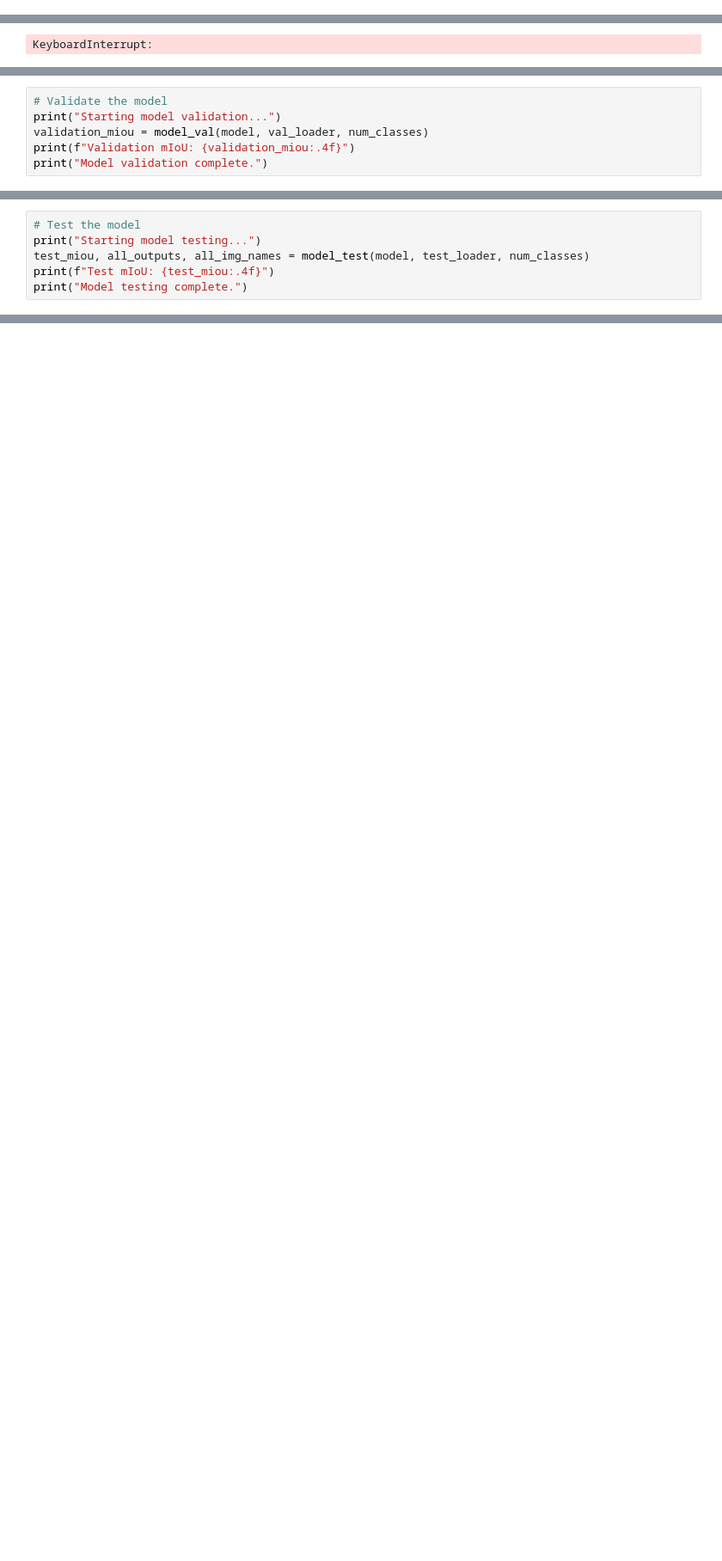
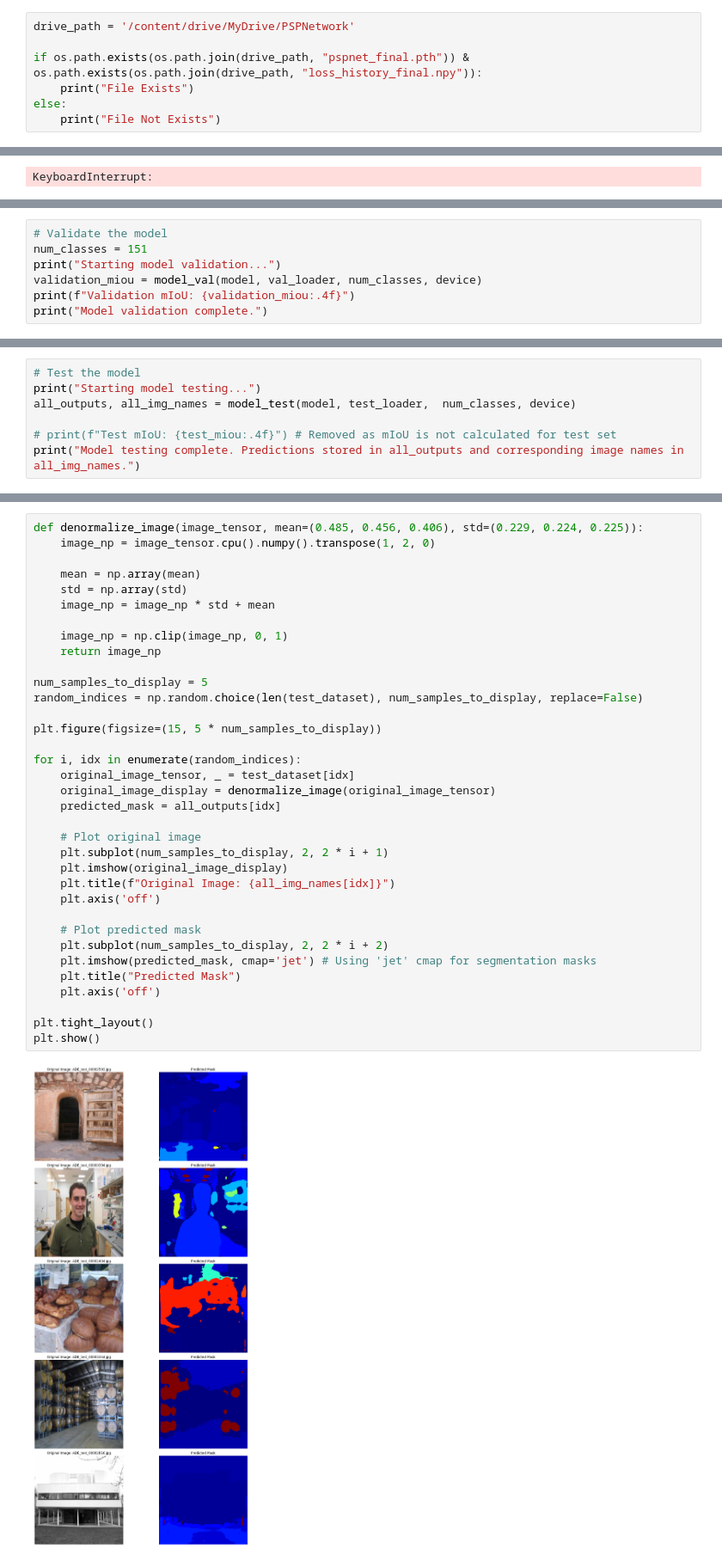
Before and after one commit to Jungminii-1114/PSPN, a Jupyter notebook: PSPN.ipynb, the cells around one changed output, grey strips where cells are left out. Shown at 86% size. Drawn from its saved outputs; the diff is of its cells as text; blank space fills up the shorter version.

```diff
--- a/PSPN.ipynb
+++ b/PSPN.ipynb
@@ -21,0 +27,7 @@ from tqdm import tqdm
+# %%
+drive_path = '/content/drive/MyDrive/PSPNetwork'
+
+if os.path.exists(os.path.join(drive_path, "pspnet_final.pth")) & os.path.exists(os.path.join(drive_path, "loss_history_final.npy")):
+    print("File Exists")
+else:
+    print("File Not Exists")
@@ -507,6 +581,7 @@ KeyboardInterrupt:
 # %%
 # Validate the model
+num_classes = 151
 print("Starting model validation...")
-validation_miou = model_val(model, val_loader, num_classes)
+validation_miou = model_val(model, val_loader, num_classes, device)
 print(f"Validation mIoU: {validation_miou:.4f}")
 print("Model validation complete.")
@@ -513,6 +593,7 @@ print("Model validation complete.")
 # %%
 # Test the model
 print("Starting model testing...")
-test_miou, all_outputs, all_img_names = model_test(model, test_loader, num_classes)
-print(f"Test mIoU: {test_miou:.4f}")
-print("Model testing complete.")
+all_outputs, all_img_names = model_test(model, test_loader,  num_classes, device)
+
+# print(f"Test mIoU: {test_miou:.4f}") # Removed as mIoU is not calculated for test set
+print("Model testing complete. Predictions stored in all_outputs and corresponding image names in all_img_names.")
@@ -518,0 +605,37 @@ print("Model testing complete.")
+# %%
+def denormalize_image(image_tensor, mean=(0.485, 0.456, 0.406), std=(0.229, 0.224, 0.225)):
+    image_np = image_tensor.cpu().numpy().transpose(1, 2, 0)
+
+    mean = np.array(mean)
+    std = np.array(std)
+    image_np = image_np * std + mean
+
+    image_np = np.clip(image_np, 0, 1)
+    return image_np
+
+num_samples_to_display = 5
+random_indices = np.random.choice(len(test_dataset), num_samples_to_display, replace=False)
+
+plt.figure(figsize=(15, 5 * num_samples_to_display))
+
+for i, idx in enumerate(random_indices):
+    original_image_tensor, _ = test_dataset[idx]
+    original_image_display = denormalize_image(original_image_tensor)
+    predicted_mask = all_outputs[idx]
+
+    # Plot original image
+    plt.subplot(num_samples_to_display, 2, 2 * i + 1)
+    plt.imshow(original_image_display)
+    plt.title(f"Original Image: {all_img_names[idx]}")
+    plt.axis('off')
+
+    # Plot predicted mask
+    plt.subplot(num_samples_to_display, 2, 2 * i + 2)
+    plt.imshow(predicted_mask, cmap='jet') # Using 'jet' cmap for segmentation masks
+    plt.title("Predicted Mask")
+    plt.axis('off')
+
+plt.tight_layout()
+plt.show()
+# %% [output]
+[figure, added]
```
Also changed, not shown: parts of 18 cells of this notebook.
